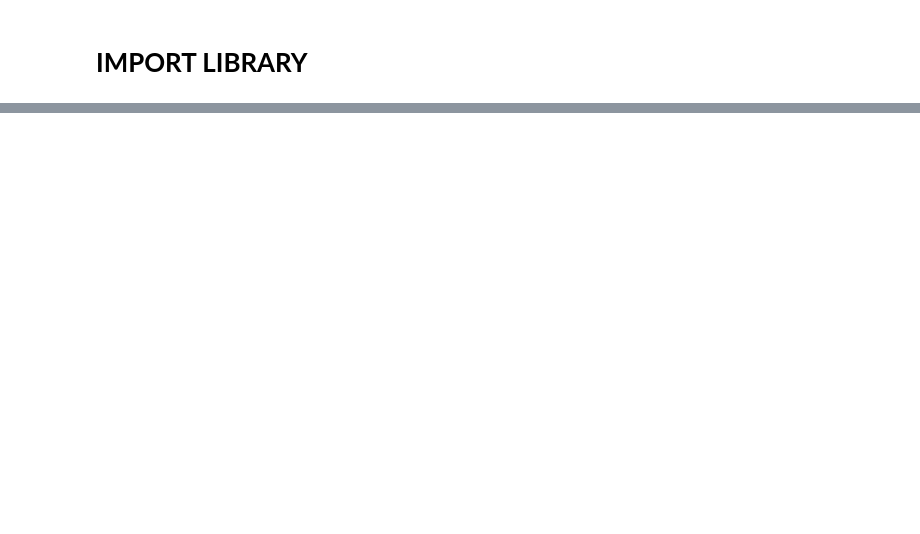
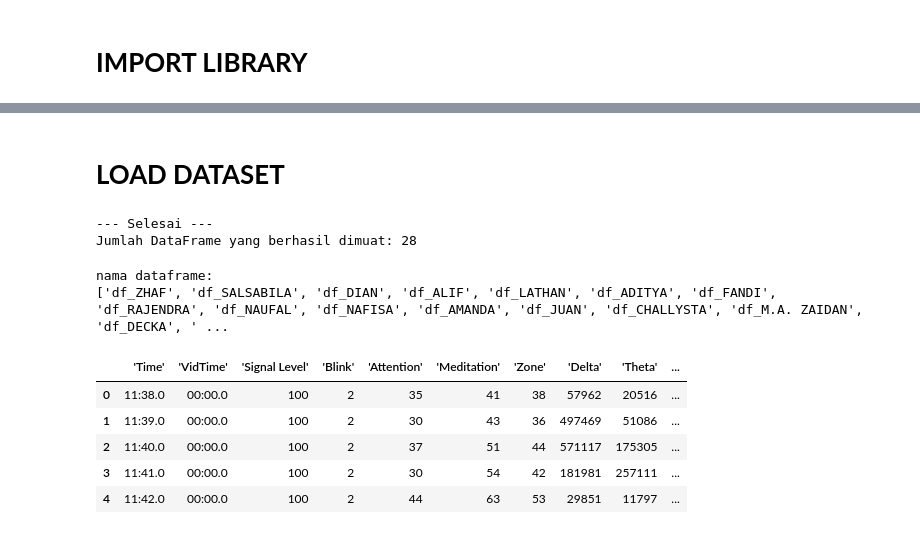
Before and after one commit to rfirmn/EEG-to-Text-Representation, a Jupyter notebook: EDA.ipynb, the cells around one changed output, grey strips where cells are left out. Saved outputs shown, nothing was run; the diff lists cells and outputs as text; code cells hidden in the pictures; blank space fills up the shorter version.

```diff
--- a/EDA.ipynb
+++ b/EDA.ipynb
@@ -26,0 +9,36 @@ ValueError: numpy.dtype size changed, may indicate binary incompatibility. Expec
+# %% [markdown]
+# **LOAD DATASET**
+# %%
+base_dir = '/Users/rio/Documents/RIO/Pemrograman/Reasearch/EEG To Text Representation/Dataset/KELAS B'
+file_name_to_find = 'UK.log.processed.csv'
+all_dataframes = {}
+
+# Iterasi melalui setiap item di dalam direktori 'KELAS B'
+for student_folder in os.listdir(base_dir):
+    # Buat jalur lengkap ke folder siswa
+    student_path = os.path.join(base_dir, student_folder)
+
+    # Pastikan item tersebut benar-benar sebuah folder (direktori)
+    if os.path.isdir(student_path):
+        # Buat jalur lengkap ke file CSV yang dicari
+        file_path = os.path.join(student_path, file_name_to_find)
+
+        # Periksa apakah file tersebut ada di lokasi yang diharapkan
+        if os.path.exists(file_path):
+            try:
+                # Memuat file CSV ke dalam DataFrame
+                df = pd.read_csv(file_path)
+
+                # Simpan DataFrame dengan nama folder siswa sebagai kunci (key)
+                all_dataframes[student_folder] = df
+
+            except Exception as e:
+                print(f"❌ Gagal memuat file {file_path}: {e}")
+        else:
+            print(f"⚠️ File tidak ditemukan di: {file_path}")
+
+print("\n--- Selesai ---")
+print(f"Jumlah DataFrame yang berhasil dimuat: {len(all_dataframes)}")
+# %% [output]
+--- Selesai ---
+Jumlah DataFrame yang berhasil dimuat: 28
@@ -26,0 +49,18 @@ ValueError: numpy.dtype size changed, may indicate binary incompatibility. Expec
+# %%
+print("nama dataframe:")
+df_names = []
+for i in range(len(all_dataframes)):
+    df_names.append(f'df_{list(all_dataframes.keys())[i]}')
+print(df_names)
+# %% [output]
+nama dataframe:
+['df_ZHAF', 'df_SALSABILA', 'df_DIAN', 'df_ALIF', 'df_LATHAN', 'df_ADITYA', 'df_FANDI', 'df_RAJENDRA', 'df_NAUFAL', 'df_NAFISA', 'df_AMANDA', 'df_JUAN', 'df_CHALLYSTA', 'df_M.A. ZAIDAN', 'df_DECKA', ' ...
+# %%
+df_ADITYA.head()
+# %% [output]
+|  | 'Time' | 'VidTime' | 'Signal Level' | 'Blink' | 'Attention' | 'Meditation' | 'Zone' | 'Delta' | 'Theta' | ... |
+| 0 | 11:38.0 | 00:00.0 | 100 | 2 | 35 | 41 | 38 | 57962 | 20516 | ... |
+| 1 | 11:39.0 | 00:00.0 | 100 | 2 | 30 | 43 | 36 | 497469 | 51086 | ... |
+| 2 | 11:40.0 | 00:00.0 | 100 | 2 | 37 | 51 | 44 | 571117 | 175305 | ... |
+| 3 | 11:41.0 | 00:00.0 | 100 | 2 | 30 | 54 | 42 | 181981 | 257111 | ... |
+| 4 | 11:42.0 | 00:00.0 | 100 | 2 | 44 | 63 | 53 | 29851 | 11797 | ... |
```
Also changed, not shown: parts of 4 cells of this notebook, 1 other file.
